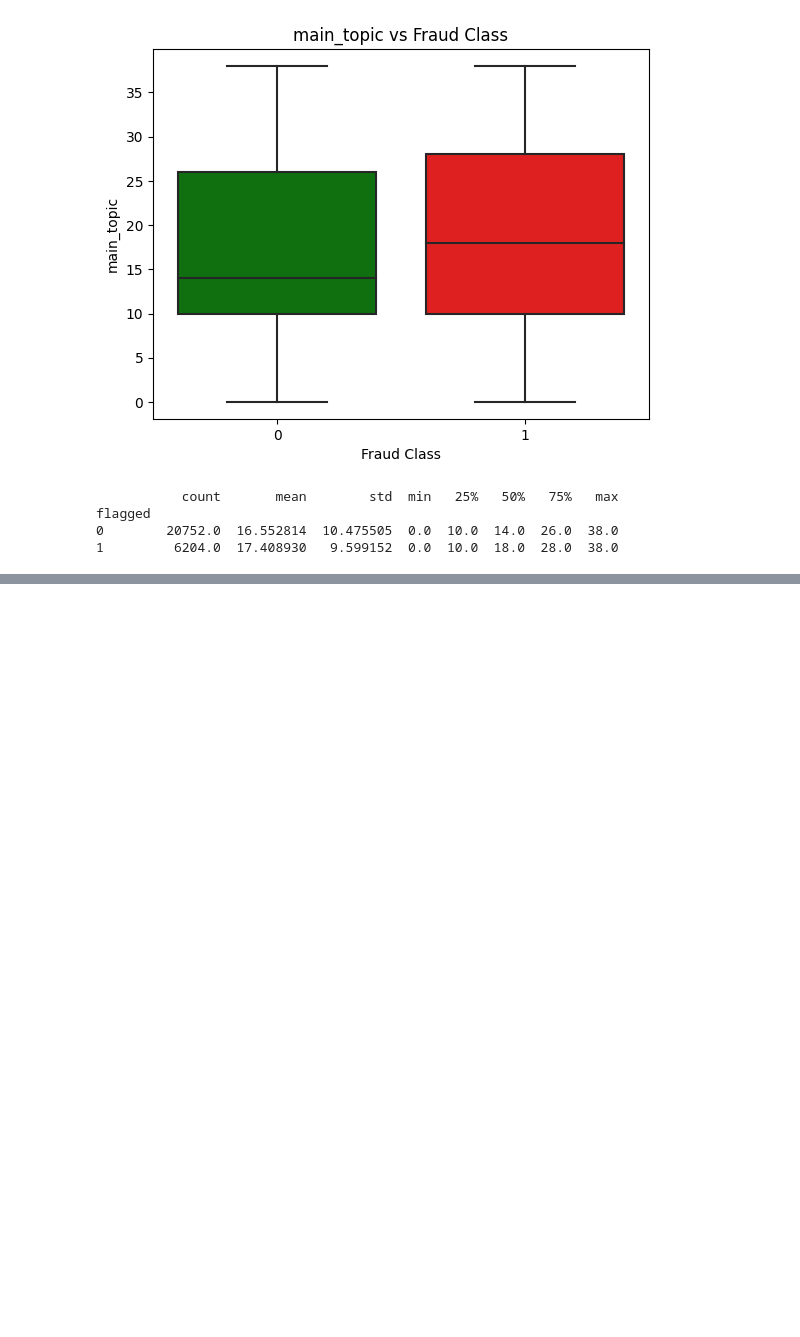
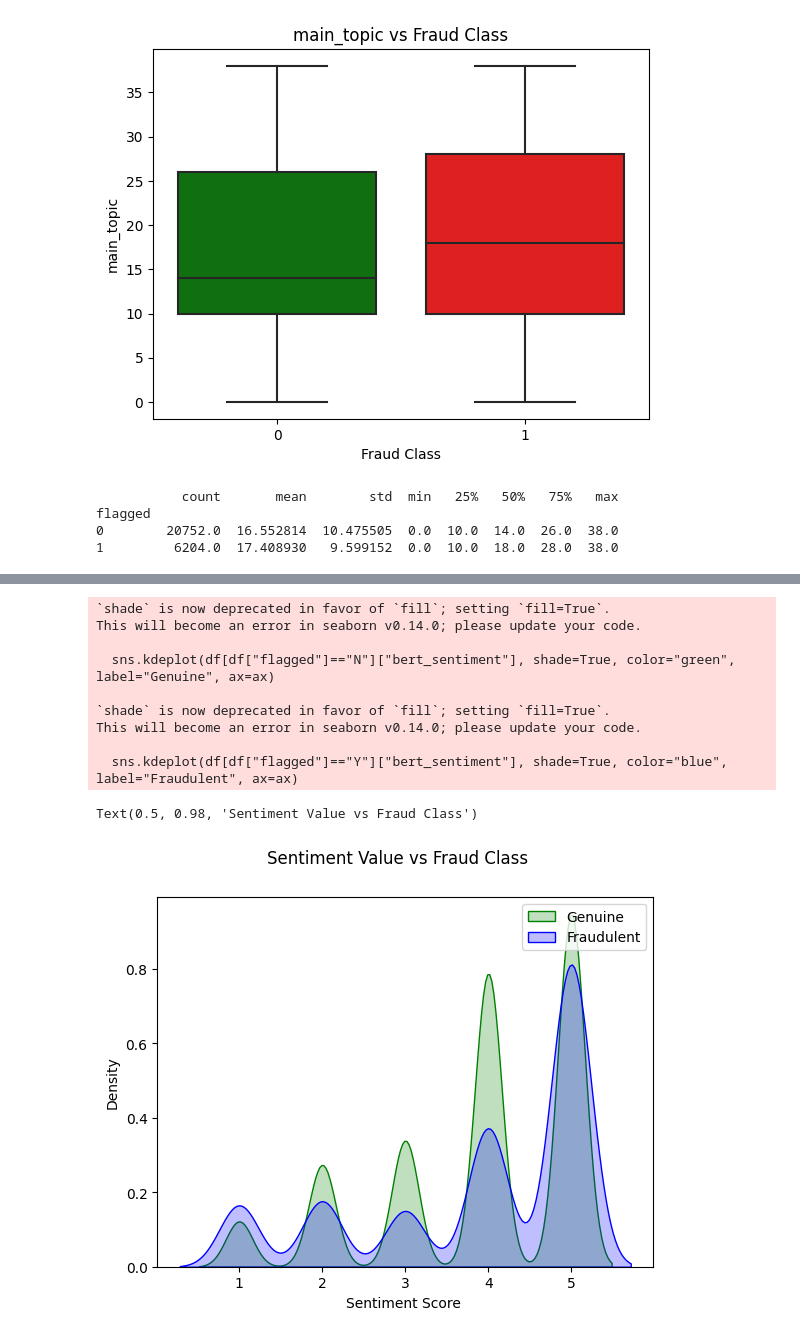
Before and after one commit to jesper1212/BT4012_Reviews, a Jupyter notebook: Notebooks/exploratory & visualisation/summer_reviews.ipynb, the cells around one changed output, grey strips where cells are left out. Saved outputs shown, nothing was run; the diff lists cells and outputs as text; code cells hidden in the pictures; blank space fills up the shorter version.

```diff
--- a/Notebooks/exploratory & visualisation/summer_reviews.ipynb
+++ b/Notebooks/exploratory & visualisation/summer_reviews.ipynb
@@ -202,0 +265,21 @@ flagged
+# %%
+fig, ax = plt.subplots()
+sns.kdeplot(df[df["flagged"]=="N"]["bert_sentiment"], shade=True, color="green", label="Genuine", ax=ax)
+
+sns.kdeplot(df[df["flagged"]=="Y"]["bert_sentiment"], shade=True, color="blue", label="Fraudulent", ax=ax)
+ax.set_xlabel("Sentiment Score ")
+ax.set_ylabel("Density")
+ax.legend()
+fig.suptitle("Sentiment Value vs Fraud Class")
+# %% [output]
+`shade` is now deprecated in favor of `fill`; setting `fill=True`.
+This will become an error in seaborn v0.14.0; please update your code.
+
+  sns.kdeplot(df[df["flagged"]=="N"]["bert_sentiment"], shade=True, color="green", label="Genuine", ax=ax)
+
+`shade` is now deprecated in favor of `fill`; setting `fill=True`.
+This will become an error in seaborn v0.14.0; please update your code.
+
+  sns.kdeplot(df[df["flagged"]=="Y"]["bert_sentiment"], shade=True, color="blue", label="Fraudulent", ax=ax)
+Text(0.5, 0.98, 'Sentiment Value vs Fraud Class')
+[figure, added]
```
Also changed, not shown: parts of 12 cells of this notebook, 10 other files.
